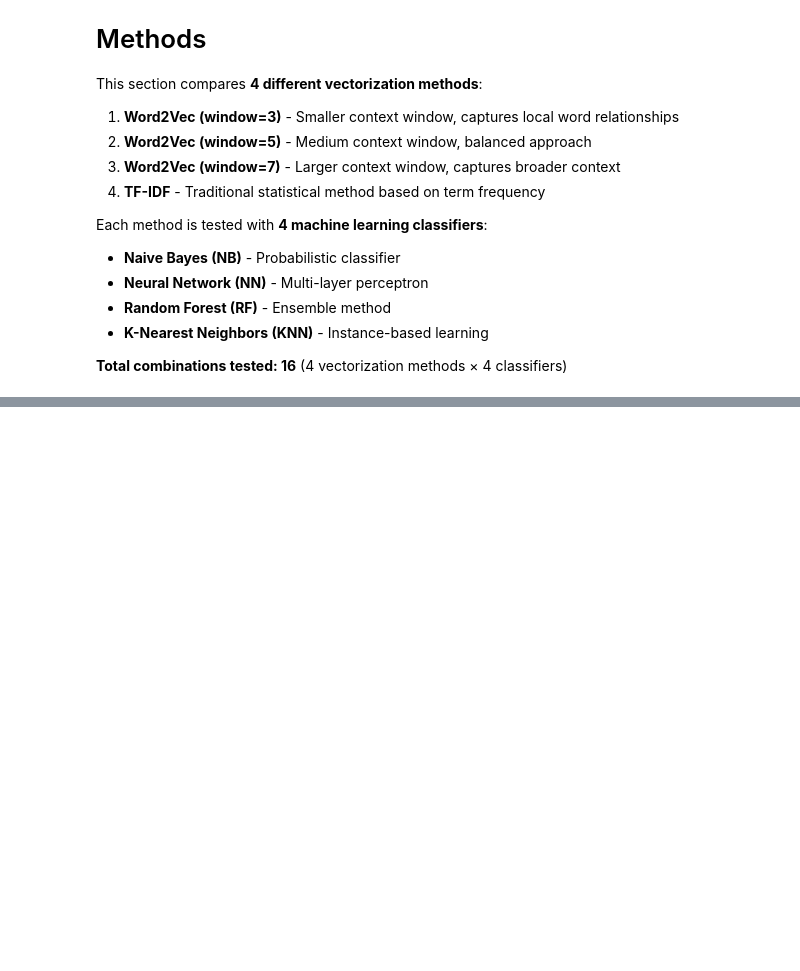
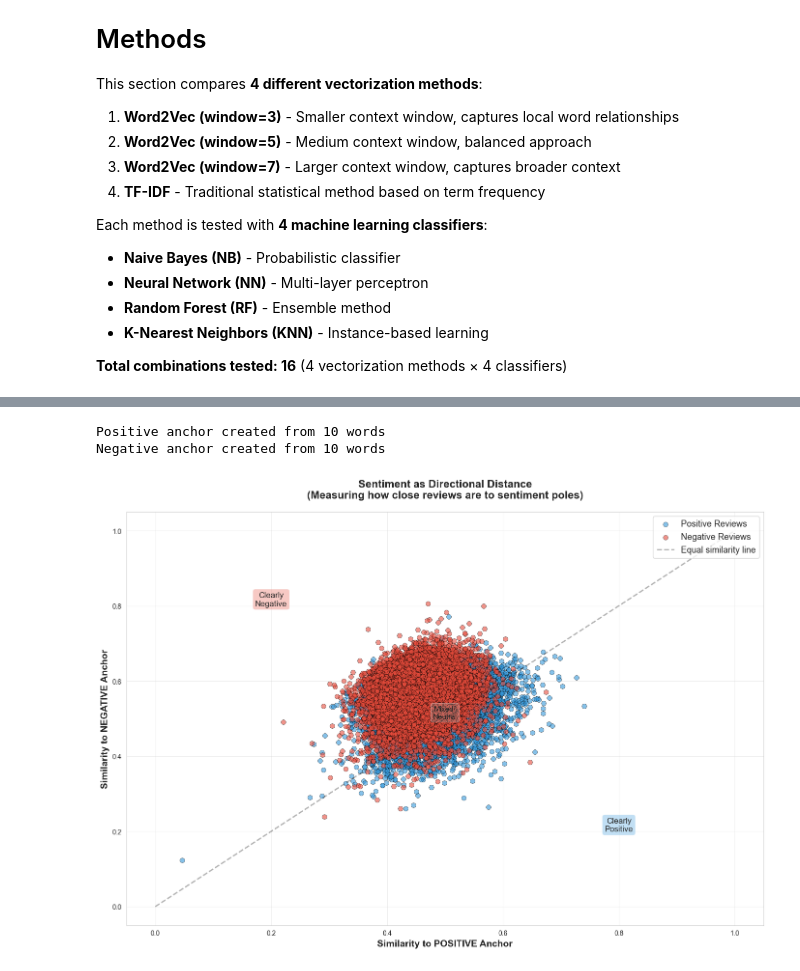
Before and after one commit to keshavagarwal2004dev/sentiment-analysis-using-word2vec, a Jupyter notebook: code.ipynb, the cells around one changed output, grey strips where cells are left out. Cells and saved outputs as stored; diff of their text form; code cells hidden in the pictures; blank space fills up the shorter version.

```diff
--- a/code.ipynb
+++ b/code.ipynb
@@ -450,0 +690,80 @@ print("\n✓ Visualization saved as 'results_comparison.png'")
+# %%
+# Define sentiment anchor words
+positive_words = ["good", "excellent", "amazing", "wonderful", "great", "fantastic",
+                  "brilliant", "outstanding", "superb", "perfect"]
+negative_words = ["bad", "terrible", "awful", "horrible", "poor", "worst",
+                  "boring", "disappointing", "waste", "dull"]
+
+# Create anchor vectors
+positive_anchor_vectors = [model.wv[word] for word in positive_words if word in model.wv]
+negative_anchor_vectors = [model.wv[word] for word in negative_words if word in model.wv]
+
+if len(positive_anchor_vectors) > 0 and len(negative_anchor_vectors) > 0:
+    positive_anchor = np.mean(positive_anchor_vectors, axis=0).reshape(1, -1)
+    negative_anchor = np.mean(negative_anchor_vectors, axis=0).reshape(1, -1)
+
+    print(f"Positive anchor created from {len(positive_anchor_vectors)} words")
+    print(f"Negative anchor created from {len(negative_anchor_vectors)} words")
+
+    # Compute cosine similarities for each review
+    positive_similarities = []
+    negative_similarities = []
+
+    for vec in all_vectors:
+        vec_reshaped = vec.reshape(1, -1)
+        pos_sim = cosine_similarity(vec_reshaped, positive_anchor)[0][0]
+        neg_sim = cosine_similarity(vec_reshaped, negative_anchor)[0][0]
+        positive_similarities.append(pos_sim)
+        negative_similarities.append(neg_sim)
+
+    positive_similarities = np.array(positive_similarities)
+    negative_similarities = np.array(negative_similarities)
+
+    # Plot
+    plt.figure(figsize=(14, 10))
+
+    # Separate by actual label
+    pos_mask = all_labels == 1
+    neg_mask = all_labels == 0
+
+    plt.scatter(positive_similarities[pos_mask], negative_similarities[pos_mask],
+               c='#3498db', alpha=0.6, s=50, edgecolors='black', linewidth=0.5,
+               label='Positive Reviews')
+    plt.scatter(positive_similarities[neg_mask], negative_similarities[neg_mask],
+               c='#e74c3c', alpha=0.6, s=50, edgecolors='black', linewidth=0.5,
+               label='Negative Reviews')
+
+    # Add diagonal reference line
+    plt.plot([0, 1], [0, 1], 'k--', alpha=0.3, linewidth=2, label='Equal similarity line')
+
+    plt.xlabel('Similarity to POSITIVE Anchor', fontsize=14, fontweight='bold')
+    plt.ylabel('Similarity to NEGATIVE Anchor', fontsize=14, fontweight='bold')
+    plt.title('Sentiment as Directional Distance\n(Measuring how close reviews are to sentiment poles)',
+              fontsize=16, fontweight='bold', pad=20)
+    plt.legend(fontsize=13, loc='upper right')
+    plt.grid(True, alpha=0.3)
+
+    # Add quadrant labels
+    plt.text(0.8, 0.2, 'Clearly\nPositive', fontsize=12, ha='center',
+             bbox=dict(boxstyle='round', facecolor='#3498db', alpha=0.3))
+    plt.text(0.2, 0.8, 'Clearly\nNegative', fontsize=12, ha='center',
+             bbox=dict(boxstyle='round', facecolor='#e74c3c', alpha=0.3))
+    plt.text(0.5, 0.5, 'Mixed/\nNeutral', fontsize=11, ha='center',
+             bbox=dict(boxstyle='round', facecolor='#95a5a6', alpha=0.3))
+
+    plt.tight_layout()
+    plt.show()
+
+    print("\n📊 INTERPRETATION:")
+    print("="*80)
+    print("• Positive reviews drift toward (high positive sim, low negative sim)")
+    print("• Negative reviews drift toward (low positive sim, high negative sim)")
+    print("• Reviews near the diagonal are mixed or neutral")
+    print("• This shows sentiment is directional: distance from semantic poles")
+    print("• Reviews are not just 'positive' or 'negative'—they have degrees!")
+else:
+    print("Not enough anchor words found in vocabulary.")
+# %% [output]
+Positive anchor created from 10 words
+Negative anchor created from 10 words
+[figure, added]
```
Also changed, not shown: parts of 29 cells of this notebook, 14 other files.
